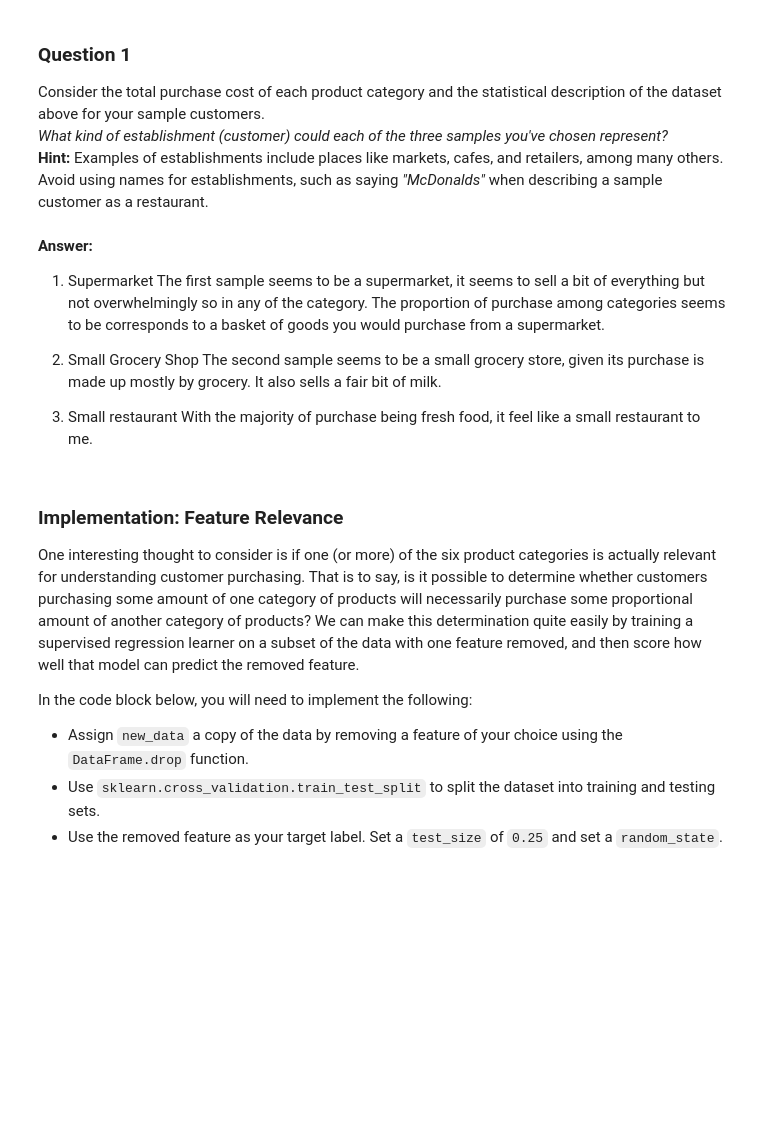
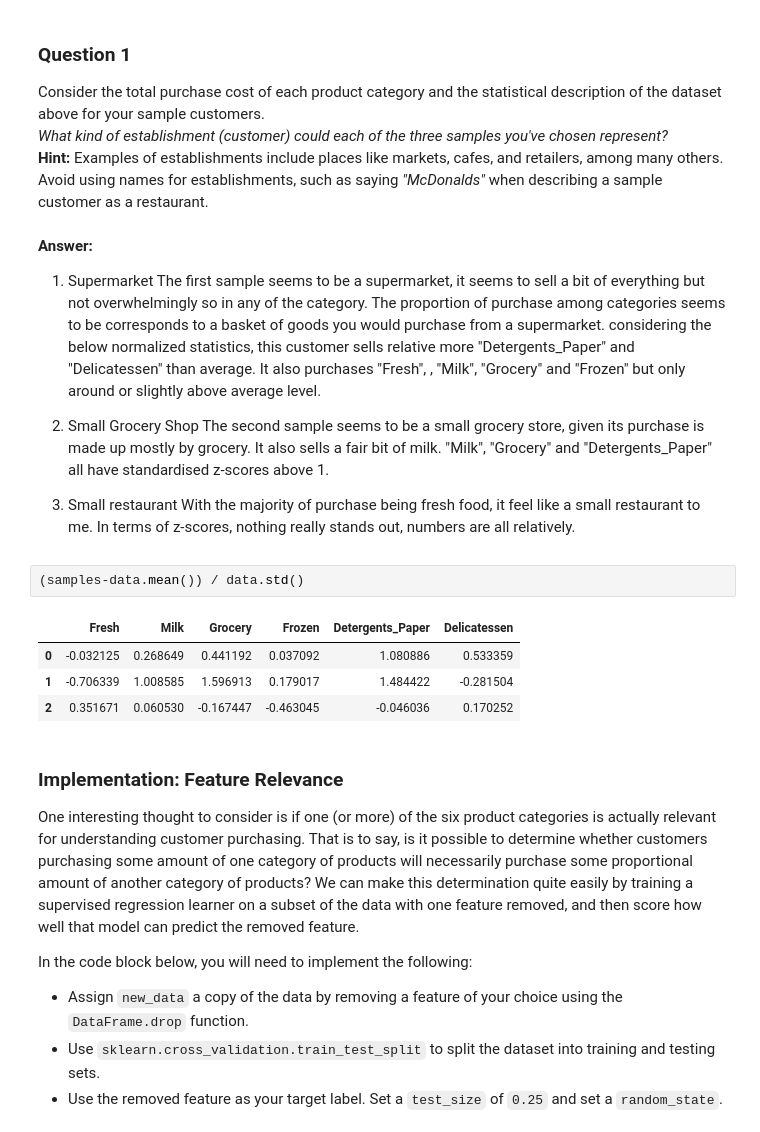
Before and after one commit to Louis-Tian/uda-mlnd, a Jupyter notebook: projects/customer_segments/customer_segments.ipynb, the cells around one changed output. Drawn from its saved outputs; the diff is of its cells as text; blank space fills up the shorter version.

```diff
--- a/projects/customer_segments/customer_segments.ipynb
+++ b/projects/customer_segments/customer_segments.ipynb
@@ -80,13 +80,21 @@ Consider the total purchase cost of each product category and the statistical de
 # %% [markdown]
 **Answer:**
 1. Supermarket
-The first sample seems to be a supermarket, it seems to sell a bit of everything but not overwhelmingly so in any of the category. The proportion of purchase among categories seems to be corresponds to a basket of goods you would purchase from a supermarket.
+The first sample seems to be a supermarket, it seems to sell a bit of everything but not overwhelmingly so in any of the category. The proportion of purchase among categories seems to be corresponds to a basket of goods you would purchase from a supermarket. considering the below normalized statistics, this customer sells relative more "Detergents_Paper" and "Delicatessen" than average. It also purchases "Fresh",
+, "Milk", "Grocery" and "Frozen" but only around or slightly above average level.
 
 2. Small Grocery Shop
-The second sample seems to be a small grocery store, given its purchase is made up mostly by grocery. It also sells a fair bit of milk.
+The second sample seems to be a small grocery store, given its purchase is made up mostly by grocery. It also sells a fair bit of milk. "Milk", "Grocery" and "Detergents_Paper" all have standardised z-scores above 1.
 
 3. Small restaurant
-With the majority of purchase being fresh food, it feel like a small restaurant to me.
+With the majority of purchase being fresh food, it feel like a small restaurant to me. In terms of z-scores, nothing really stands out, numbers are all relatively.
+# %%
+(samples-data.mean()) / data.std()
+# %% [output]
+|  | Fresh | Milk | Grocery | Frozen | Detergents_Paper | Delicatessen |
+| 0 | -0.032125 | 0.268649 | 0.441192 | 0.037092 | 1.080886 | 0.533359 |
+| 1 | -0.706339 | 1.008585 | 1.596913 | 0.179017 | 1.484422 | -0.281504 |
+| 2 | 0.351671 | 0.060530 | -0.167447 | -0.463045 | -0.046036 | 0.170252 |
 # %% [markdown]
 ### Implementation: Feature Relevance
 One interesting thought to consider is if one (or more) of the six product categories is actually relevant for understanding customer purchasing. That is to say, is it possible to determine whether customers purchasing some amount of one category of products will necessarily purchase some proportional amount of another category of products? We can make this determination quite easily by training a supervised regression learner on a subset of the data with one feature removed, and then score how well that model can predict the removed feature.
```
Also changed, not shown: parts of 6 cells of this notebook.
